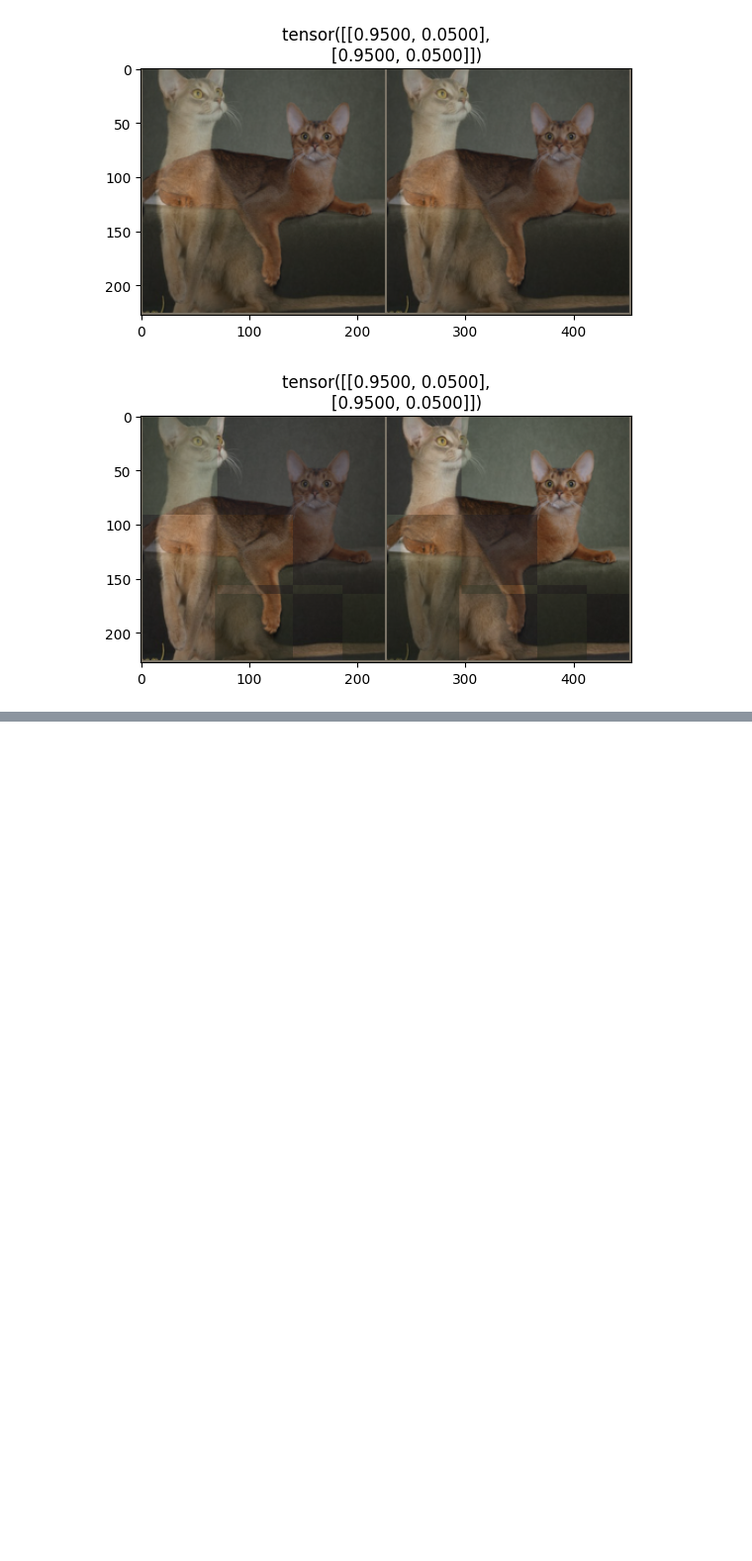
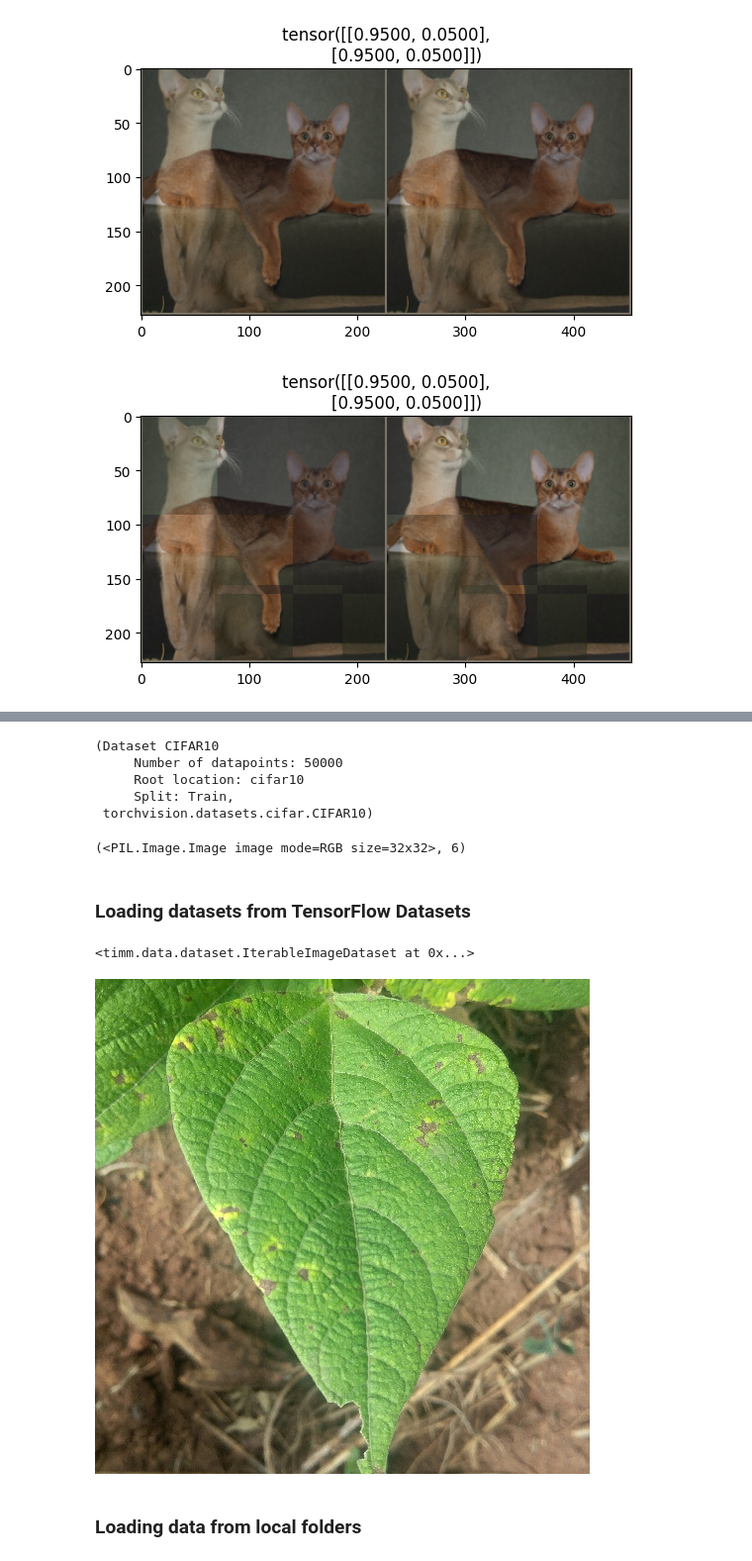
Before and after one commit to NguyenDuyCuong/Learning, a Jupyter notebook: machine-learning/playground/use-timm.ipynb, the cells around one changed output, grey strips where cells are left out. Shown at 99% size. Cells and saved outputs as stored; diff of their text form; code cells hidden in the pictures; blank space fills up the shorter version.

Commit message:
Load Datasets

```diff
--- a/machine-learning/playground/use-timm.ipynb
+++ b/machine-learning/playground/use-timm.ipynb
@@ -485,0 +493,29 @@ imshow(out, title=mixed_classes)
+# %%
+ds = create_dataset('torch/cifar10', 'cifar10', download=True, split='train')
+ds, type(ds)
+# %% [output]
+(Dataset CIFAR10
+     Number of datapoints: 50000
+     Root location: cifar10
+     Split: Train,
+ torchvision.datasets.cifar.CIFAR10)
+# %%
+ds[0]
+# %% [output]
+(<PIL.Image.Image image mode=RGB size=32x32>, 6)
+# %% [markdown]
+### Loading datasets from TensorFlow Datasets
+# %%
+ds = create_dataset('tfds/beans', 'beans', download=True, split='train[:10%]', batch_size=2, is_training=True)
+ds
+# %% [output]
+<timm.data.dataset.IterableImageDataset at 0x...>
+# %%
+ds_iter = iter(ds)
+# %%
+image, label = next(ds_iter)
+image
+# %% [output]
+[figure, added]
+# %% [markdown]
+### Loading data from local folders
```
Also changed, not shown: parts of 11 cells of this notebook.
